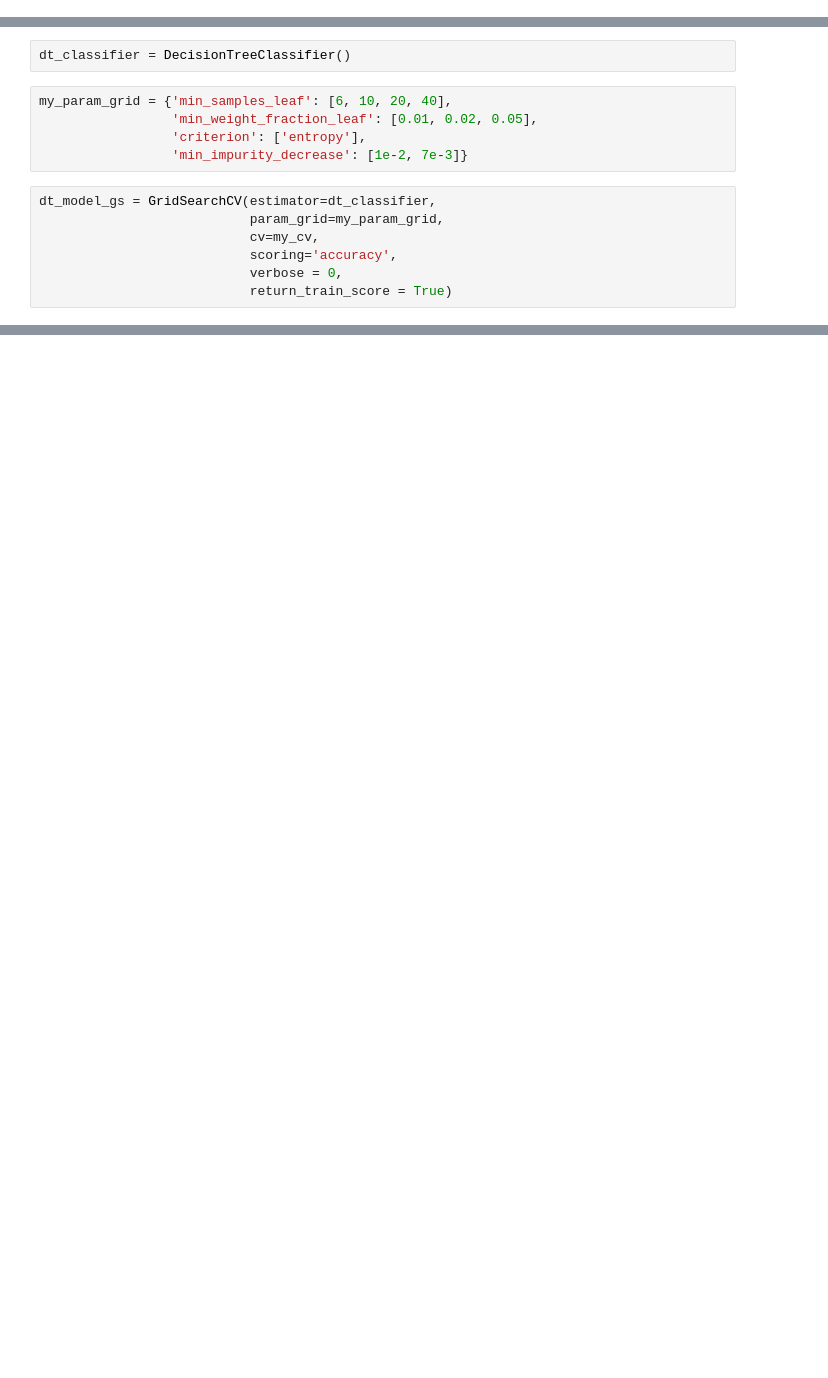
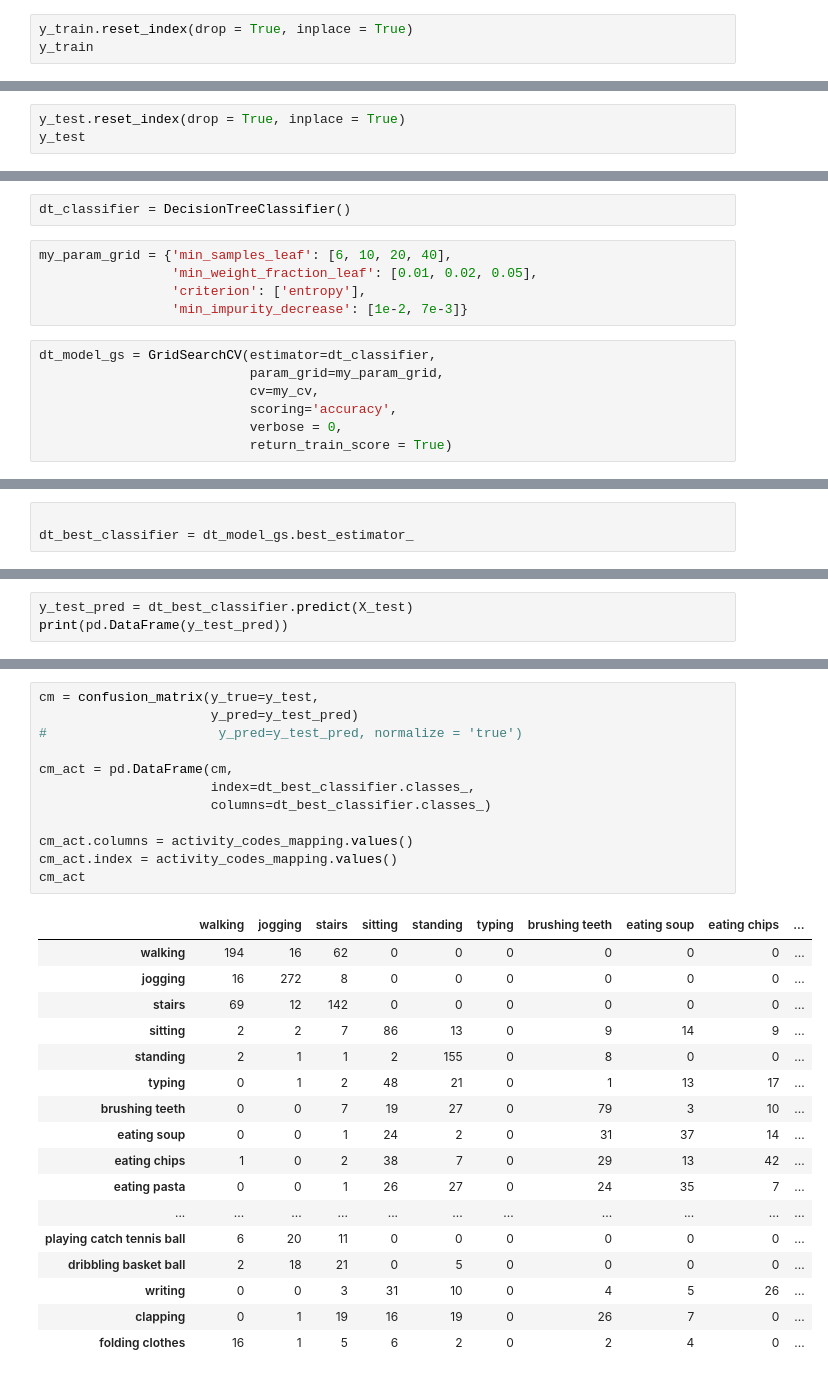
Before and after one commit to vasundharasaxena/capstone_project, a Jupyter notebook: decision tree.ipynb, the cells around one changed output, grey strips where cells are left out. Saved outputs shown, nothing was run; the diff lists cells and outputs as text; blank space fills up the shorter version.

```diff
--- a/decision tree.ipynb
+++ b/decision tree.ipynb
@@ -0,0 +508,3 @@
+# %%
+y_train.reset_index(drop = True, inplace = True)
+y_train
@@ -0,0 +524,3 @@
+# %%
+y_test.reset_index(drop = True, inplace = True)
+y_test
@@ -50,0 +592,3 @@ NameError: name 'X_train' is not defined
+# %%
+
+dt_best_classifier = dt_model_gs.best_estimator_
@@ -50,0 +685,3 @@ NameError: name 'X_train' is not defined
+# %%
+y_test_pred = dt_best_classifier.predict(X_test)
+print(pd.DataFrame(y_test_pred))
@@ -50,0 +703,30 @@ NameError: name 'X_train' is not defined
+# %%
+cm = confusion_matrix(y_true=y_test,
+                      y_pred=y_test_pred)
+#                      y_pred=y_test_pred, normalize = 'true')
+
+cm_act = pd.DataFrame(cm,
+                      index=dt_best_classifier.classes_,
+                      columns=dt_best_classifier.classes_)
+
+cm_act.columns = activity_codes_mapping.values()
+cm_act.index = activity_codes_mapping.values()
+cm_act
+# %% [output]
+|  | walking | jogging | stairs | sitting | standing | typing | brushing teeth | eating soup | eating chips | ... |
+| walking | 194 | 16 | 62 | 0 | 0 | 0 | 0 | 0 | 0 | ... |
+| jogging | 16 | 272 | 8 | 0 | 0 | 0 | 0 | 0 | 0 | ... |
+| stairs | 69 | 12 | 142 | 0 | 0 | 0 | 0 | 0 | 0 | ... |
+| sitting | 2 | 2 | 7 | 86 | 13 | 0 | 9 | 14 | 9 | ... |
+| standing | 2 | 1 | 1 | 2 | 155 | 0 | 8 | 0 | 0 | ... |
+| typing | 0 | 1 | 2 | 48 | 21 | 0 | 1 | 13 | 17 | ... |
+| brushing teeth | 0 | 0 | 7 | 19 | 27 | 0 | 79 | 3 | 10 | ... |
+| eating soup | 0 | 0 | 1 | 24 | 2 | 0 | 31 | 37 | 14 | ... |
+| eating chips | 1 | 0 | 2 | 38 | 7 | 0 | 29 | 13 | 42 | ... |
+| eating pasta | 0 | 0 | 1 | 26 | 27 | 0 | 24 | 35 | 7 | ... |
+| ... | ... | ... | ... | ... | ... | ... | ... | ... | ... | ... |
+| playing catch tennis ball | 6 | 20 | 11 | 0 | 0 | 0 | 0 | 0 | 0 | ... |
+| dribbling basket ball | 2 | 18 | 21 | 0 | 5 | 0 | 0 | 0 | 0 | ... |
+| writing | 0 | 0 | 3 | 31 | 10 | 0 | 4 | 5 | 26 | ... |
+| clapping | 0 | 1 | 19 | 16 | 19 | 0 | 26 | 7 | 0 | ... |
+| folding clothes | 16 | 1 | 5 | 6 | 2 | 0 | 2 | 4 | 0 | ... |
```
Also changed, not shown: parts of 66 cells of this notebook, 4 other files.
